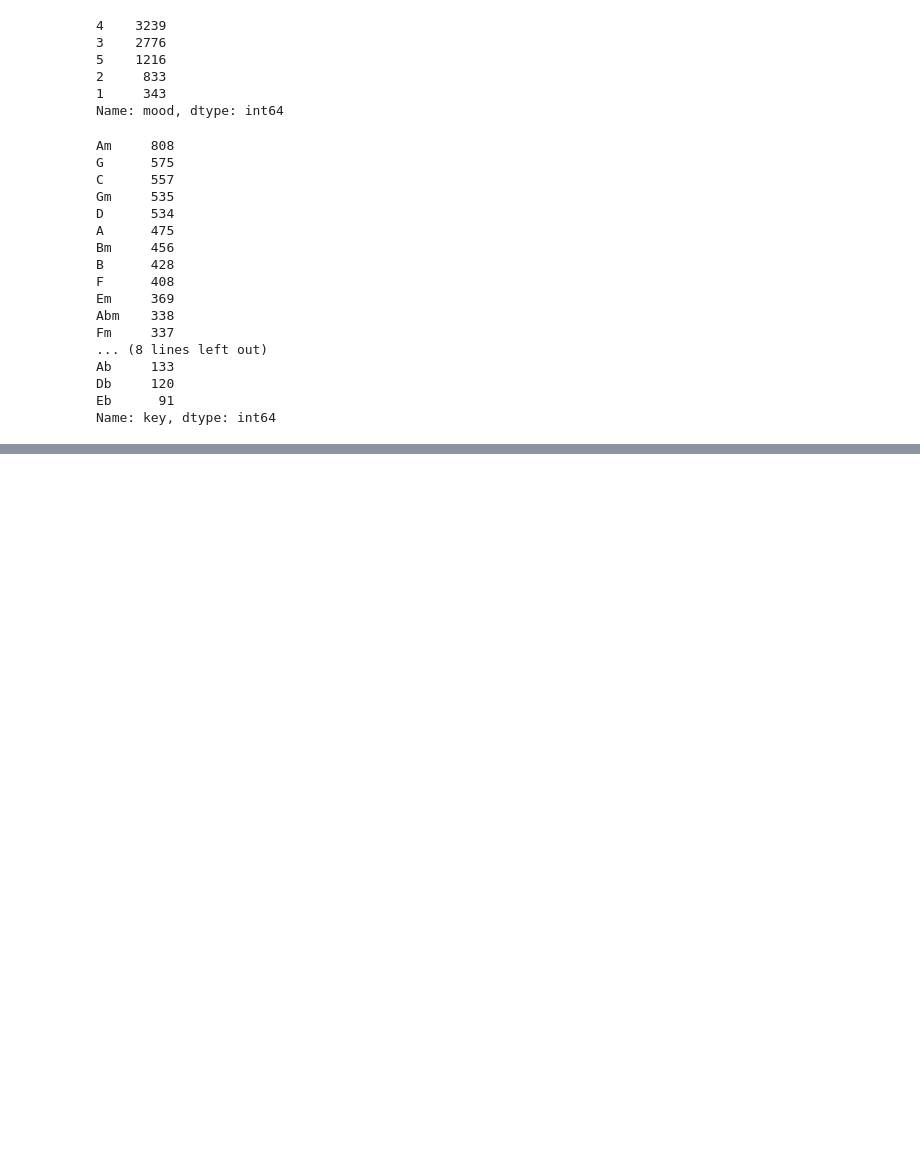
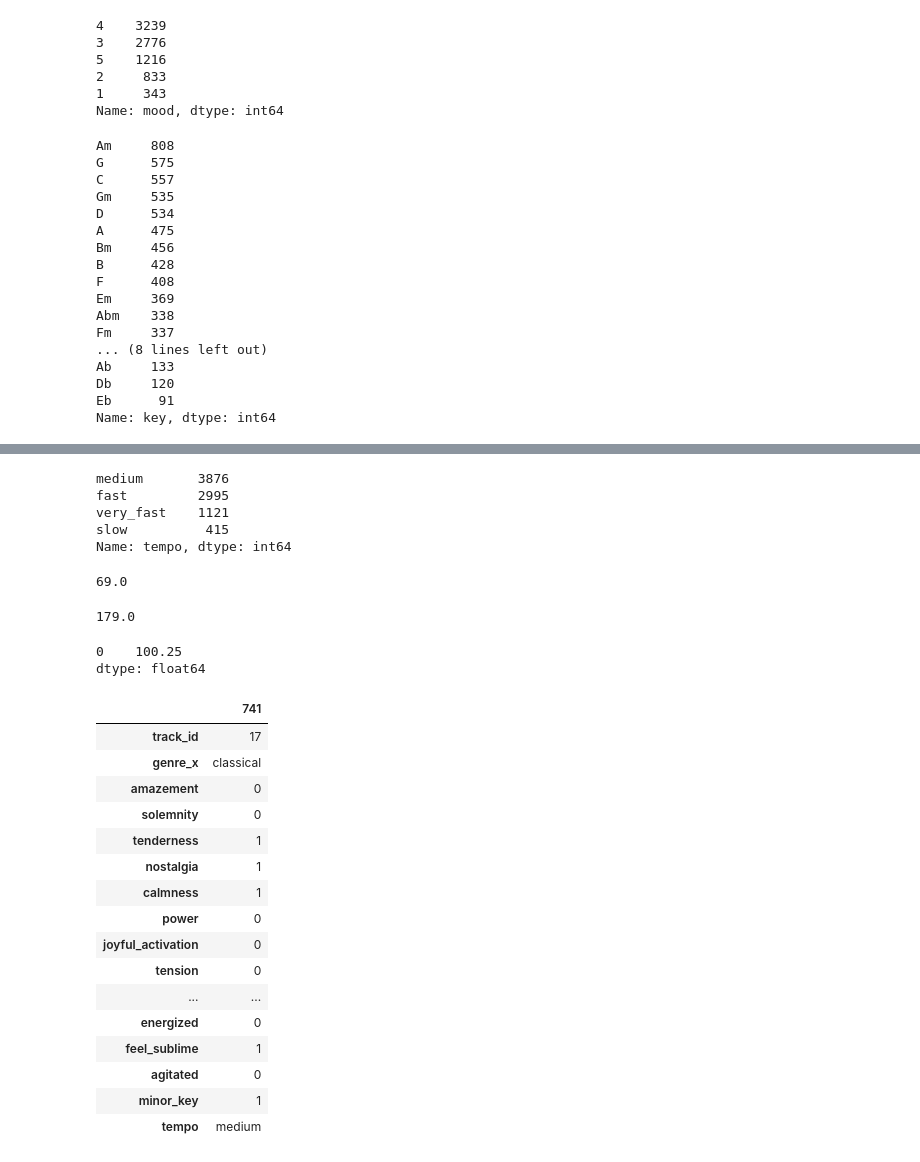
Before and after one commit to Brooke-Holyoak/individual_project, a Jupyter notebook: working_notebook.ipynb, the cells around one changed output, grey strips where cells are left out. Drawn from its saved outputs; the diff is of its cells as text; code cells hidden in the pictures; blank space fills up the shorter version.

```diff
--- a/working_notebook.ipynb
+++ b/working_notebook.ipynb
@@ -138,0 +305,6 @@ df.
+# %%
+col         = 'ind_sublime'
+conditions  = [ df[col] >= 1, df[col] < 1 ]
+choices     = [ 1, 0 ]
+
+df["feel_sublime"] = np.select(conditions, choices, default=0)
@@ -138,0 +363,41 @@ df.
+# %%
+df.tempo.value_counts()
+# %% [output]
+medium       3876
+fast         2995
+very_fast    1121
+slow          415
+Name: tempo, dtype: int64
+# %%
+df.bpm.min()
+# %% [output]
+69.0
+# %%
+df.bpm.max()
+# %% [output]
+179.0
+# %%
+df.bpm.mode()
+# %% [output]
+0    100.25
+dtype: float64
+# %%
+df.sample().T
+# %% [output]
+|  | 741 |
+| track_id | 17 |
+| genre_x | classical |
+| amazement | 0 |
+| solemnity | 0 |
+| tenderness | 1 |
+| nostalgia | 1 |
+| calmness | 1 |
+| power | 0 |
+| joyful_activation | 0 |
+| tension | 0 |
+| ... | ... |
+| energized | 0 |
+| feel_sublime | 1 |
+| agitated | 0 |
+| minor_key | 1 |
+| tempo | medium |
```
Also changed, not shown: parts of 37 cells of this notebook, 1 other file.
